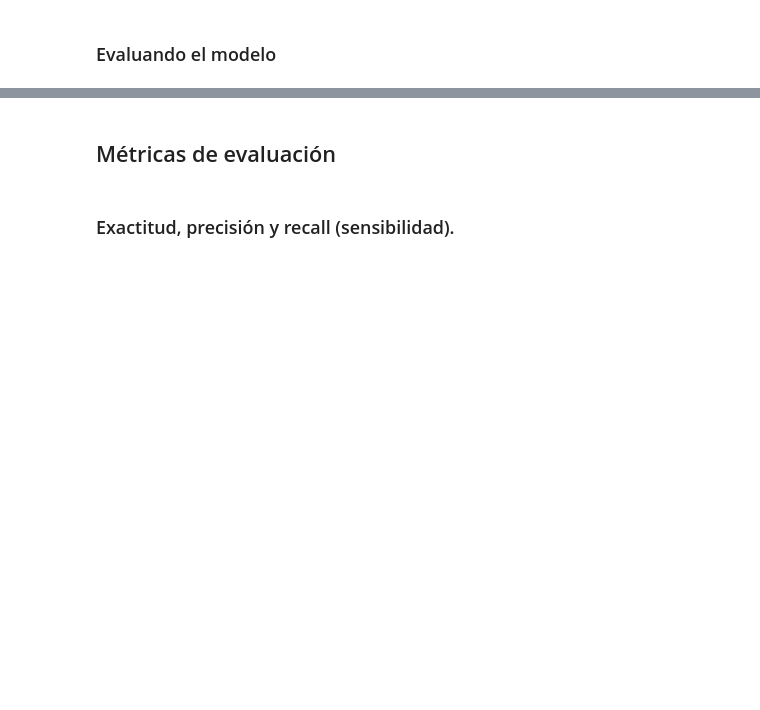
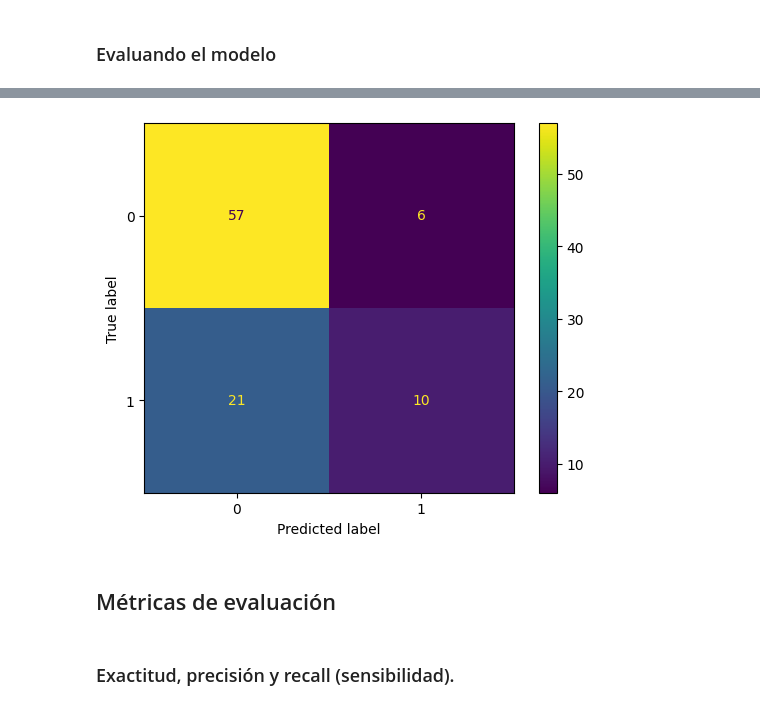
Before and after one commit to Maucho6340/2162-clasificacion-validacion-de-modelos-y-metricas, a Jupyter notebook: Clasificacion_validacion_y_metricas.ipynb, the cells around one changed output, grey strips where cells are left out. Drawn from its saved outputs; the diff is of its cells as text; code cells hidden in the pictures; blank space fills up the shorter version.

```diff
--- a/Clasificacion_validacion_y_metricas.ipynb
+++ b/Clasificacion_validacion_y_metricas.ipynb
@@ -68,0 +279,4 @@ Con el objetivo de verificar la capacidad de generalización de un modelo, debem
+# %%
+random_forest.fit(x_entrenamiento, y_entrenamiento)
+print(f'Precisión de entrenamiento: {random_forest.score(x_entrenamiento, y_entrenamiento)}')
+print(f'Precisión de prueba: {random_forest.score(x_val, y_val)}')
@@ -69,3 +297,8 @@ Con el objetivo de verificar la capacidad de generalización de un modelo, debem
+# %%
+prediccion_rf = random_forest.predict(x_val)
+ConfusionMatrixDisplay.from_predictions(y_val, prediccion_rf);
+# %% [output]
+[figure, added]
 # %% [markdown]
 ## <font color='dark'>Métricas de evaluación</h1>
 # %% [markdown]
```
Also changed, not shown: parts of 47 cells of this notebook.
